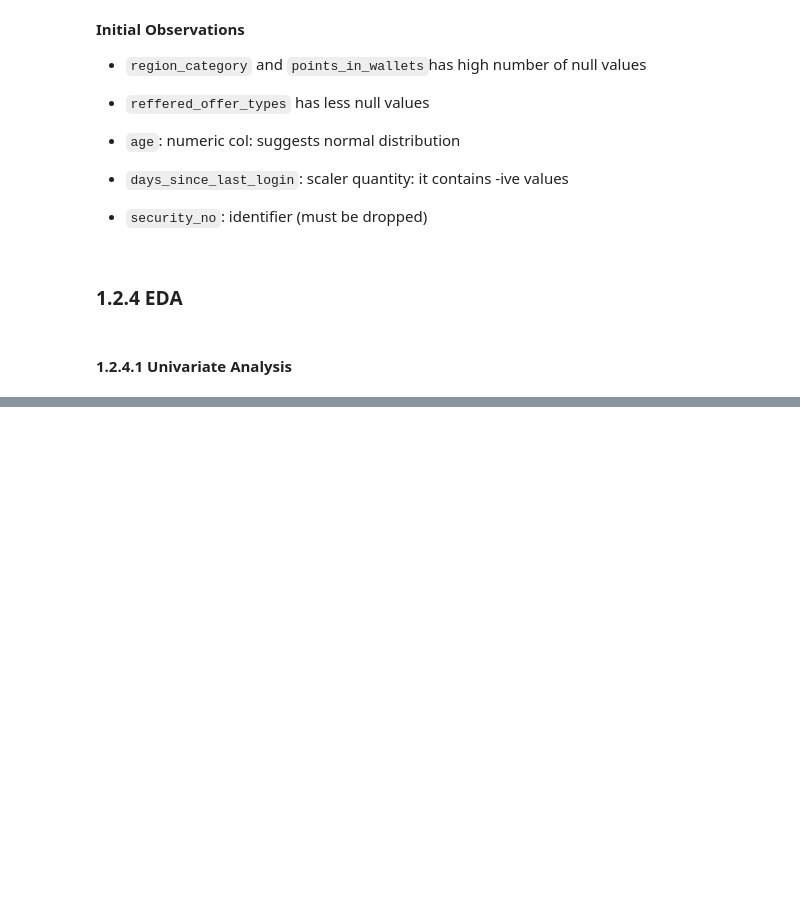
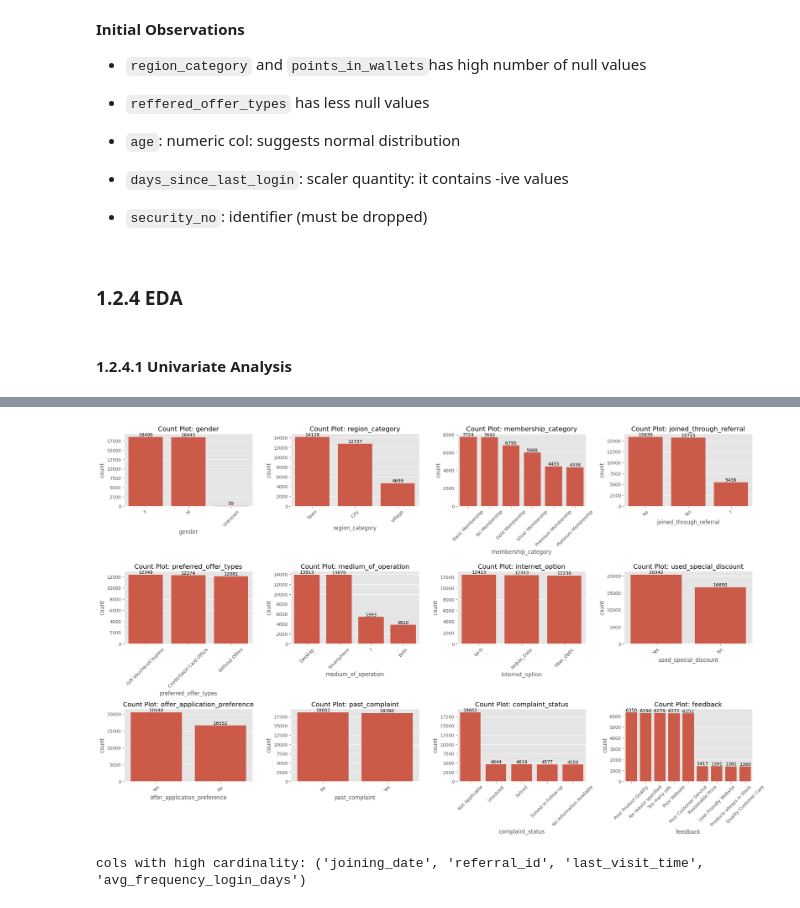
Before and after one commit to AshutoshsinghIndore/customer-churn-model, a Jupyter notebook: Notebook/Notebook.ipynb, the cells around one changed output, grey strips where cells are left out. Drawn from its saved outputs; the diff is of its cells as text; code cells hidden in the pictures; blank space fills up the shorter version.

```diff
--- a/Notebook/Notebook.ipynb
+++ b/Notebook/Notebook.ipynb
@@ -162,6 +162,7 @@ sns.heatmap(df.isna(), cbar = False)
 # %%
 # Dropping Identifiers
 df = df.drop(columns = 'security_no')
+categorical_features = categorical_features.drop(columns = 'security_no')
 # %% [markdown]
 #### 1.2.4.1 Univariate Analysis
 # %%
@@ -192,6 +193,40 @@ plt.show()
 # %%
-sns.countplot(x='churn_risk_score', data=df, orient = 'h')
+high_cardinality_cols = tuple()
 
-plt.title('Churn_RiskScore Distribution')
-plt.figure(figsize=(12, 8))
+fig = plt.figure(figsize=(25, 25))
+gs = GridSpec(5, 4, figure=fig, wspace=0.3, hspace=0.9)
+
+_ = []
+plot_num = 0  # Track how many plots have been drawn
+
+for col in categorical_features.columns:
+    if df[col].nunique() <= 10:
+        # Calculate current row and column for grid
+        row_index = plot_num // 4
+        col_index = plot_num % 4
+
+        ax = fig.add_subplot(gs[row_index, col_index])
+        _.append(ax)
+
+        sns.countplot(
+            x=categorical_features[col],
+            ax=ax,
+            order=categorical_features[col].value_counts().index
+        )
+
+        ax.bar_label(ax.containers[0])
+        ax.set_xticklabels(ax.get_xticklabels(), rotation=45)
+        ax.set_title(f"Count Plot: {col}")
+
+        plot_num += 1  # Only increment if we plotted
+
+    else:
+        high_cardinality_cols += (col, )
+
+plt.tight_layout()
 plt.show()
+
+print(f"cols with high cardinality: {high_cardinality_cols}")
+# %% [output]
+[figure, added]
+cols with high cardinality: ('joining_date', 'referral_id', 'last_visit_time', 'avg_frequency_login_days')
```
Also changed, not shown: parts of 26 cells of this notebook.
